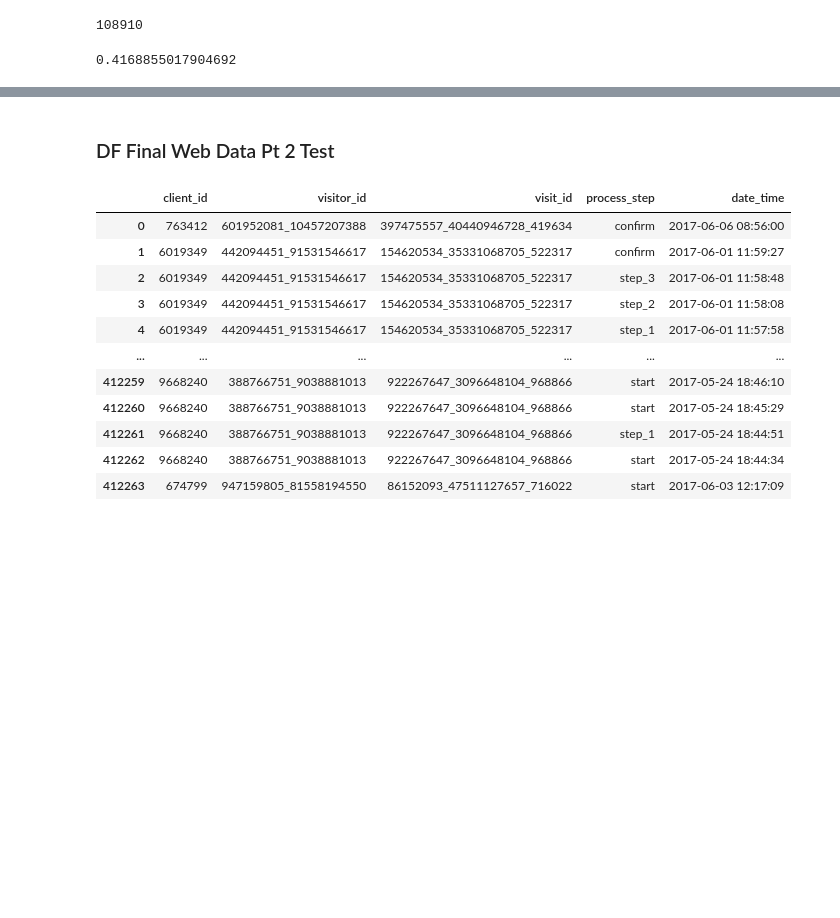
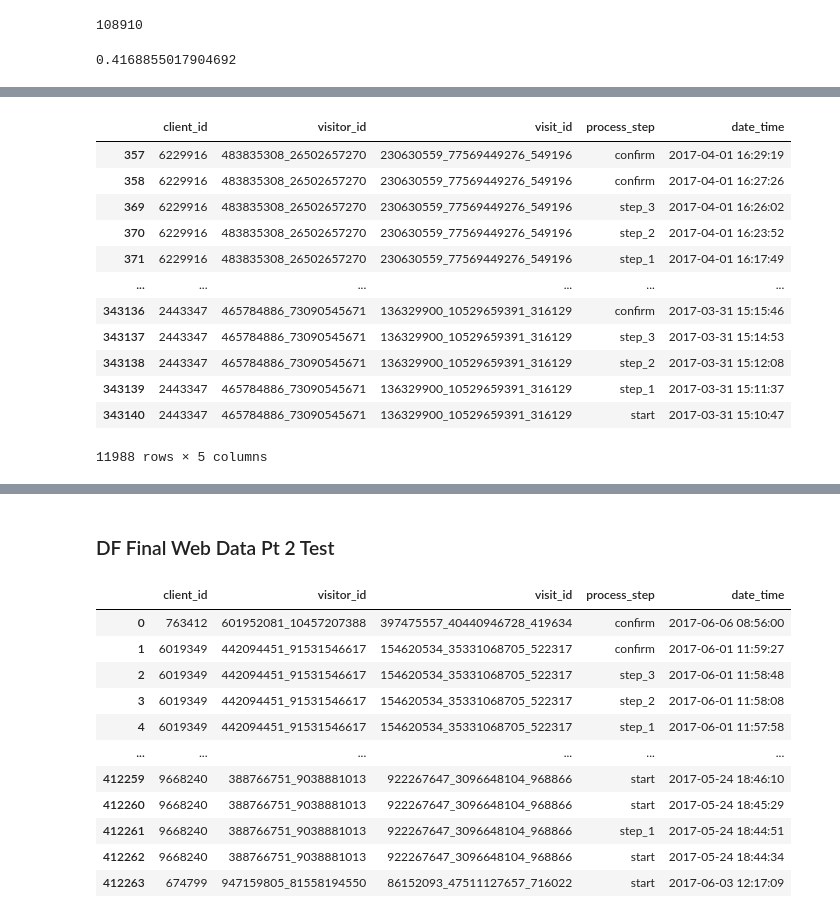
Before and after one commit to JorgeMMLRodrigues/vanguard_project, a Jupyter notebook: Main.ipynb, the cells around one changed output, grey strips where cells are left out. Drawn from its saved outputs; the diff is of its cells as text; code cells hidden in the pictures; blank space fills up the shorter version.

Commit message:
"Day 3 Checklist resume"

```diff
--- a/Main.ipynb
+++ b/Main.ipynb
@@ -672,0 +752,3 @@ rate_confirm
+# %%
+df_transition_times_control = pd.read_csv('csv_files\df_transition_times_control.csv')
+df_transition_times_control
@@ -672,0 +778,17 @@ rate_confirm
+# %%
+# Checking what clients followed the exact sequence of steps in a control group
+
+
+expected_sequence = ['start', 'step_1', 'step_2', 'step_3', 'confirm']
+
+def check_sequence(group):
+    sequence = group['from_step'].tolist()
+    return sequence == expected_sequence
+
+
+clients_with_exact_sequence = df_transition_times_control.groupby('client_id').filter(check_sequence)
+
+
+unique_clients = clients_with_exact_sequence['client_id'].unique()
+
+print(f"Clients who followed the exact sequence: {unique_clients}")
@@ -672,0 +797,2 @@ rate_confirm
+# %%
+client_success = list(unique_clients)
@@ -672,0 +892,18 @@ rate_confirm
+# %%
+df_success_filtered_all = df_final_web_data_pt_1[df_final_web_data_pt_1['client_id'].isin(client_success)]
+# %%
+df_success_filtered_all
+# %% [output]
+|  | client_id | visitor_id | visit_id | process_step | date_time |
+| 357 | 6229916 | 483835308_26502657270 | 230630559_77569449276_549196 | confirm | 2017-04-01 16:29:19 |
+| 358 | 6229916 | 483835308_26502657270 | 230630559_77569449276_549196 | confirm | 2017-04-01 16:27:26 |
+| 369 | 6229916 | 483835308_26502657270 | 230630559_77569449276_549196 | step_3 | 2017-04-01 16:26:02 |
+| 370 | 6229916 | 483835308_26502657270 | 230630559_77569449276_549196 | step_2 | 2017-04-01 16:23:52 |
+| 371 | 6229916 | 483835308_26502657270 | 230630559_77569449276_549196 | step_1 | 2017-04-01 16:17:49 |
+| ... | ... | ... | ... | ... | ... |
+| 343136 | 2443347 | 465784886_73090545671 | 136329900_10529659391_316129 | confirm | 2017-03-31 15:15:46 |
+| 343137 | 2443347 | 465784886_73090545671 | 136329900_10529659391_316129 | step_3 | 2017-03-31 15:14:53 |
+| 343138 | 2443347 | 465784886_73090545671 | 136329900_10529659391_316129 | step_2 | 2017-03-31 15:12:08 |
+| 343139 | 2443347 | 465784886_73090545671 | 136329900_10529659391_316129 | step_1 | 2017-03-31 15:11:37 |
+| 343140 | 2443347 | 465784886_73090545671 | 136329900_10529659391_316129 | start | 2017-03-31 15:10:47 |
+11988 rows × 5 columns
```
Also changed, not shown: parts of 25 cells of this notebook.
